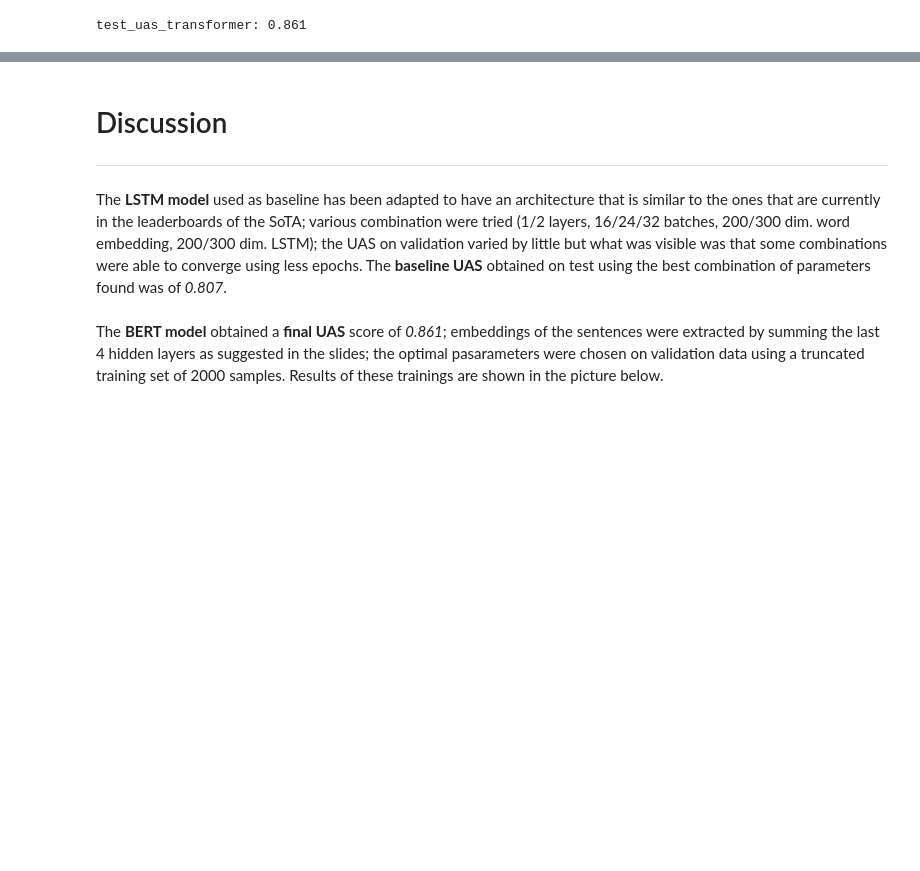
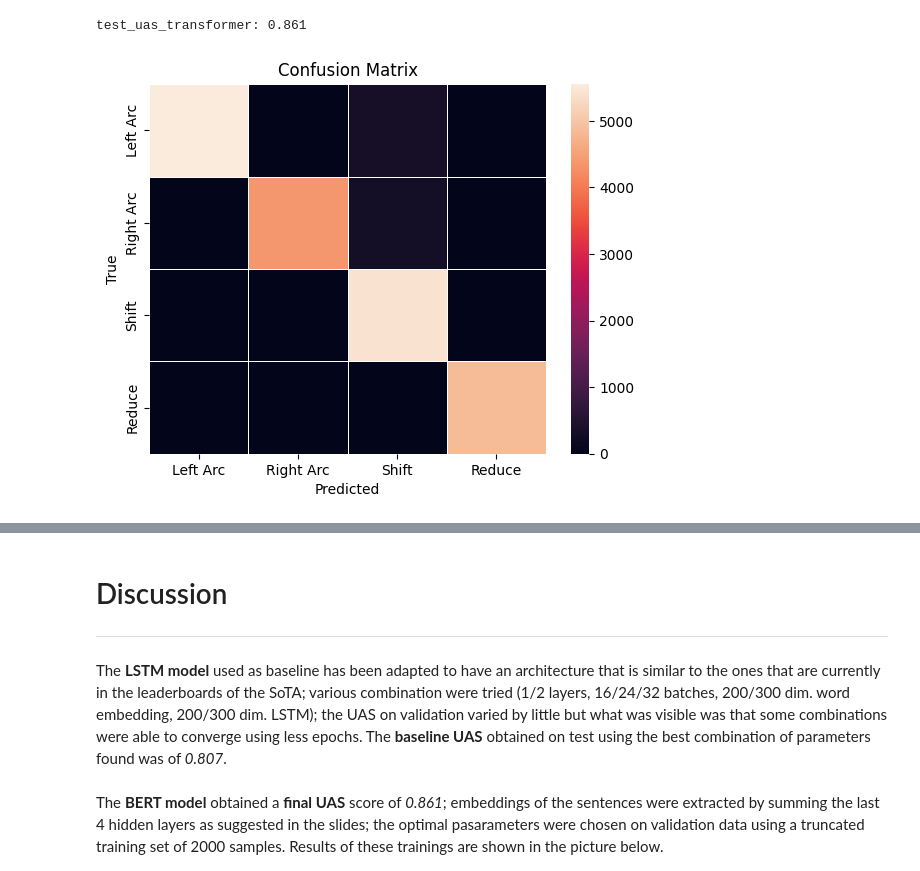
Before and after one commit to FrancescoMonaco/ArcEager, a Jupyter notebook: NLPProject_2087638.ipynb, the cells around one changed output, grey strips where cells are left out. Cells and saved outputs as stored; diff of their text form; code cells hidden in the pictures; blank space fills up the shorter version.

```diff
--- a/NLPProject_2087638.ipynb
+++ b/NLPProject_2087638.ipynb
@@ -959,23 +1038,26 @@ def train_tr(model, dataloader, criterion, optimizer):
   return total_loss/count
 
 # Testing
-def test_tr(model, dataloader, get_items = False):
+def test_tr(model, dataloader,return_confusion=False):
   model.eval()
 
   gold = []
   preds = []
-
+  confusion = np.zeros((4,4))
   for batch in dataloader:
     sentences, paths, moves, trees, indices_ids , connector, attention_mask = batch
     with torch.no_grad():
-      pred = model.infere(indices_ids, sentences, attention_mask, connector)
+      if return_confusion is False:
+        pred = model.infere(indices_ids, sentences, attention_mask, connector)
 
-      gold += trees
-      preds += pred
-  if get_items is False:
+        gold += trees
+        preds += pred
+      else:
+        confusion+= model.infere(indices_ids, sentences, attention_mask, connector, return_confusion=return_confusion)
+  if return_confusion is False:
     return evaluate_tr(gold, preds)
-  elif get_items is True:
-    return gold, preds
+  else:
+    return confusion
 # %%
 #@title Wandb setup
 Use_Wandb = True #@param {type:"boolean"}
@@ -1145,0 +1219,7 @@ if i == 'Yes':
+# %%
+device = torch.device( "cuda" if torch.cuda.is_available() else "cpu")
+transformer = BERTNet(device)
+
+criterion = nn.CrossEntropyLoss()
+optimizer = torch.optim.Adam(transformer.parameters(), lr=LR)
+transformer.to(device)
@@ -1161,3 +1262,5 @@ print("test_uas_transformer: {:5.3f}".format(test_uas_transformer))
 test_uas_transformer: 0.861
 # %%
 #@title BERT error analysis
+import seaborn as sns
+confusion = test_tr(transformer, test_dataloader_tr, return_confusion=True)
@@ -1165,0 +1267,19 @@ gold, preds = test_tr(transformer, test_dataloader, get_items= True)
+# %%
+#@title Confusion matrix between predicted moves and actual available moves
+labels = ['Left Arc', 'Right Arc', 'Shift', 'Reduce']
+
+# Create the heatmap plot
+ax = sns.heatmap(confusion, linewidth=0.5)
+
+# Set the x and y tick labels
+ax.set_xticklabels(labels)
+ax.set_yticklabels(labels)
+ax.set_xlabel('Predicted')
+ax.set_ylabel('True')
+# Set the title
+ax.set_title('Confusion Matrix')
+
+# Display the plot
+plt.show()
+# %% [output]
+[figure, added]
```
Also changed, not shown: parts of 6 cells of this notebook.
